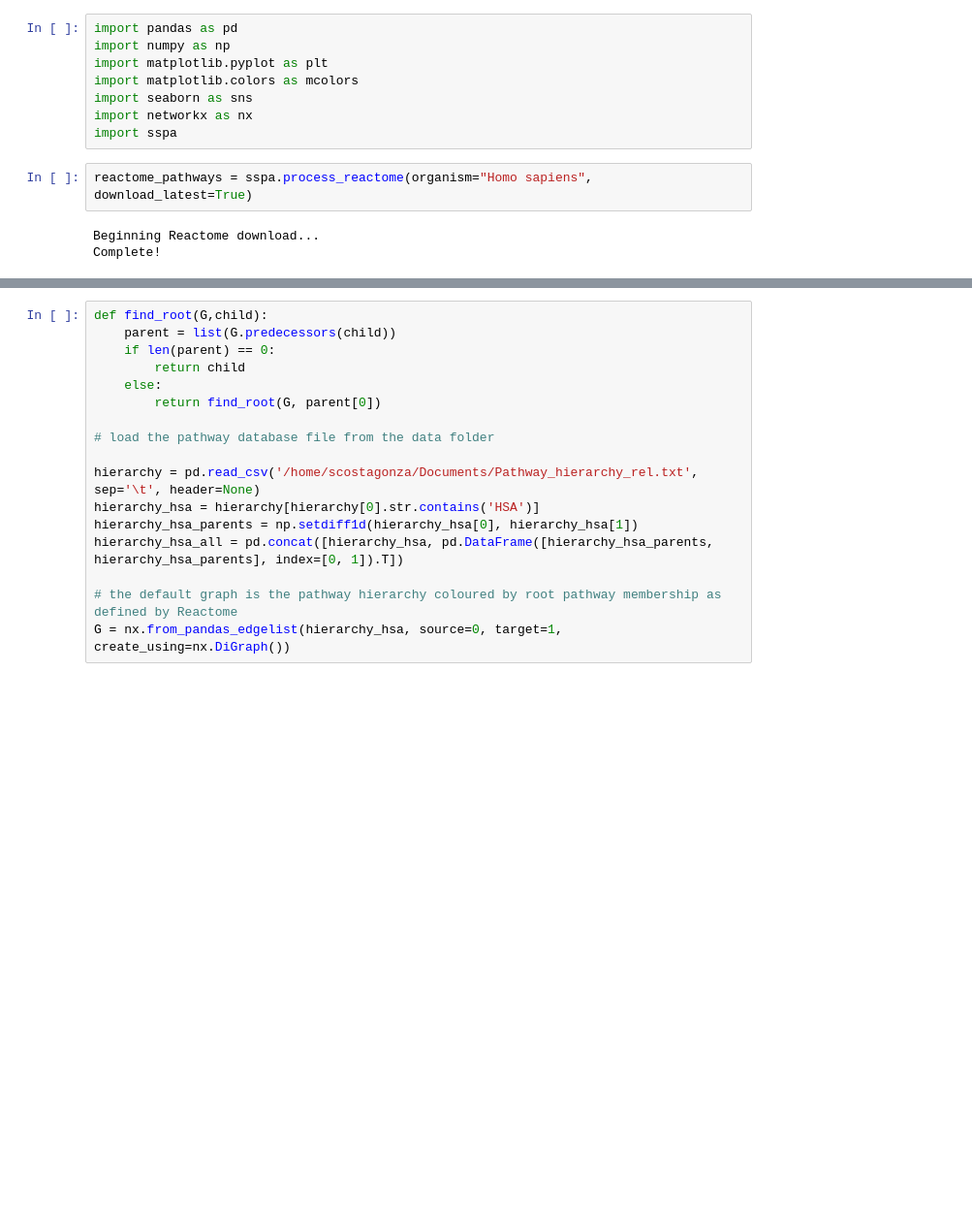
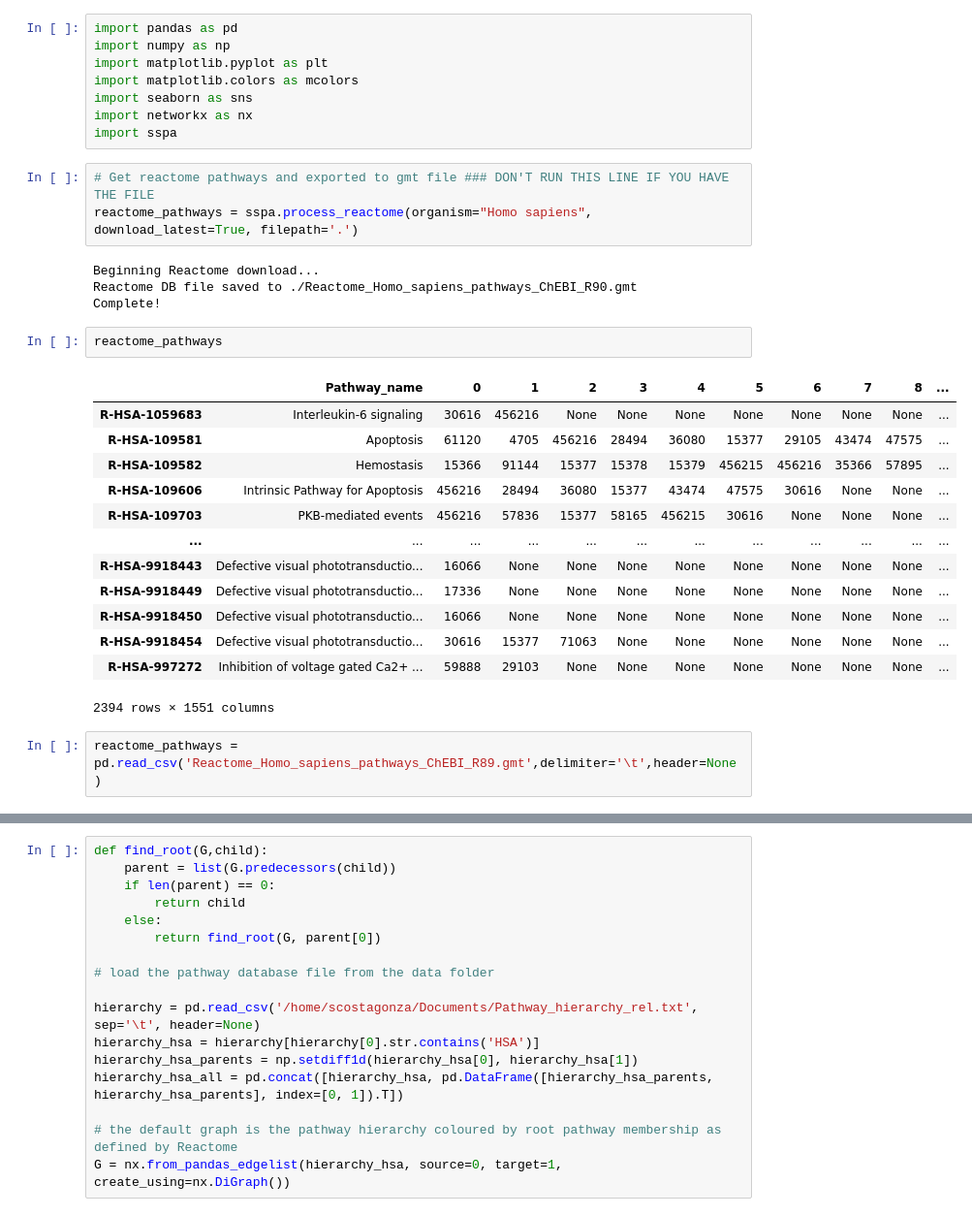
Before and after one commit to SamSaladino/Pa_coverage, a Jupyter notebook: pathway_graph.ipynb, the cells around one changed output, grey strips where cells are left out. Shown: that part at 97% size. Cells and saved outputs as stored; diff of their text form; blank space fills up the shorter version.

```diff
--- a/pathway_graph.ipynb
+++ b/pathway_graph.ipynb
@@ -6,8 +6,28 @@ import matplotlib.colors as mcolors
 import seaborn as sns
 import networkx as nx
 import sspa
-# %%
-reactome_pathways = sspa.process_reactome(organism="Homo sapiens", download_latest=True)
-# %% [output]
-Beginning Reactome download...
-Complete!
+# %%
+# Get reactome pathways and exported to gmt file ### DON'T RUN THIS LINE IF YOU HAVE THE FILE
+reactome_pathways = sspa.process_reactome(organism="Homo sapiens", download_latest=True, filepath='.')
+# %% [output]
+Beginning Reactome download...
+Reactome DB file saved to ./Reactome_Homo_sapiens_pathways_ChEBI_R90.gmt
+Complete!
+# %%
+reactome_pathways
+# %% [output]
+|  | Pathway_name | 0 | 1 | 2 | 3 | 4 | 5 | 6 | 7 | 8 | ... |
+| R-HSA-1059683 | Interleukin-6 signaling | 30616 | 456216 | None | None | None | None | None | None | None | ... |
+| R-HSA-109581 | Apoptosis | 61120 | 4705 | 456216 | 28494 | 36080 | 15377 | 29105 | 43474 | 47575 | ... |
+| R-HSA-109582 | Hemostasis | 15366 | 91144 | 15377 | 15378 | 15379 | 456215 | 456216 | 35366 | 57895 | ... |
+| R-HSA-109606 | Intrinsic Pathway for Apoptosis | 456216 | 28494 | 36080 | 15377 | 43474 | 47575 | 30616 | None | None | ... |
+| R-HSA-109703 | PKB-mediated events | 456216 | 57836 | 15377 | 58165 | 456215 | 30616 | None | None | None | ... |
+| ... | ... | ... | ... | ... | ... | ... | ... | ... | ... | ... | ... |
+| R-HSA-9918443 | Defective visual phototransductio... | 16066 | None | None | None | None | None | None | None | None | ... |
+| R-HSA-9918449 | Defective visual phototransductio... | 17336 | None | None | None | None | None | None | None | None | ... |
+| R-HSA-9918450 | Defective visual phototransductio... | 16066 | None | None | None | None | None | None | None | None | ... |
+| R-HSA-9918454 | Defective visual phototransductio... | 30616 | 15377 | 71063 | None | None | None | None | None | None | ... |
+| R-HSA-997272 | Inhibition of voltage gated Ca2+ ... | 59888 | 29103 | None | None | None | None | None | None | None | ... |
+2394 rows × 1551 columns
+# %%
+reactome_pathways = pd.read_csv('Reactome_Homo_sapiens_pathways_ChEBI_R89.gmt',delimiter='\t',header=None)
```
Also changed, not shown: parts of 12 cells of this notebook, 4 other files.
